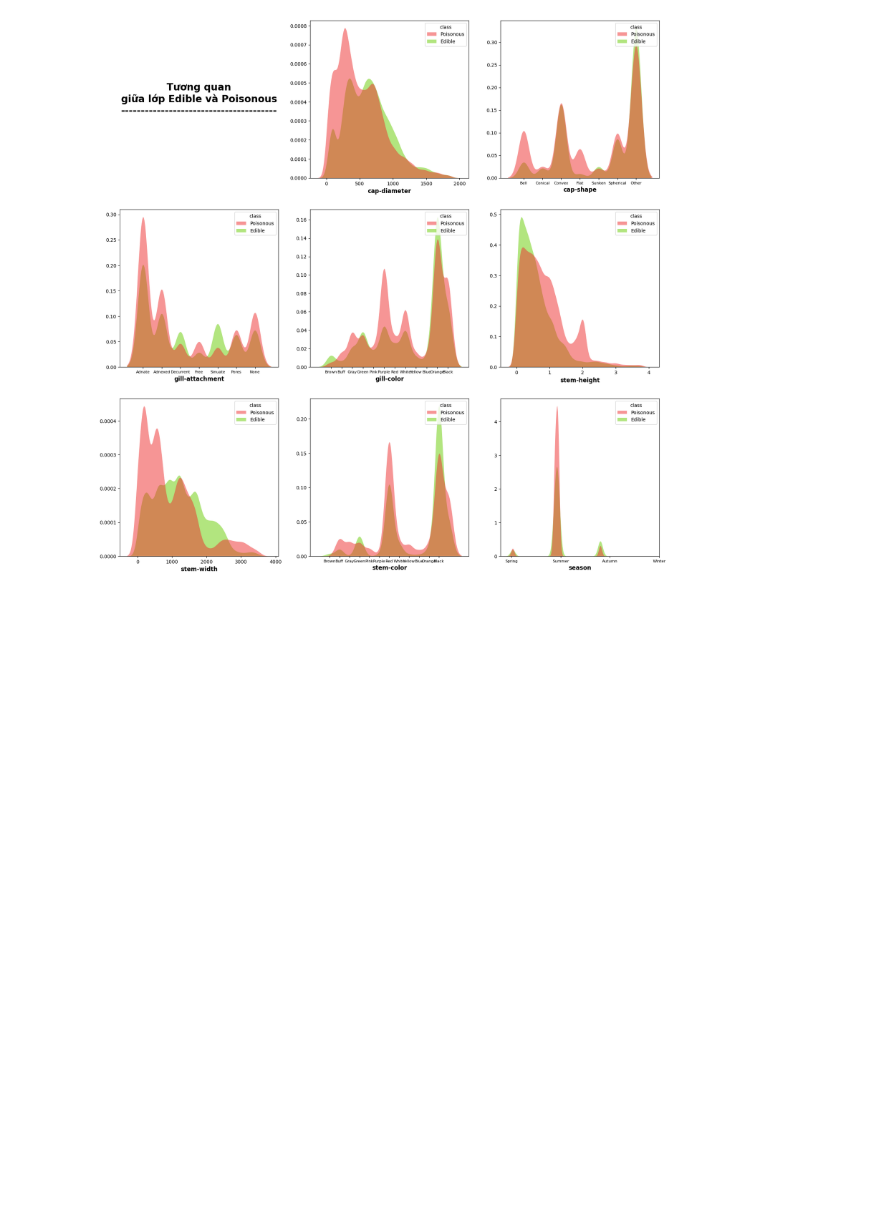
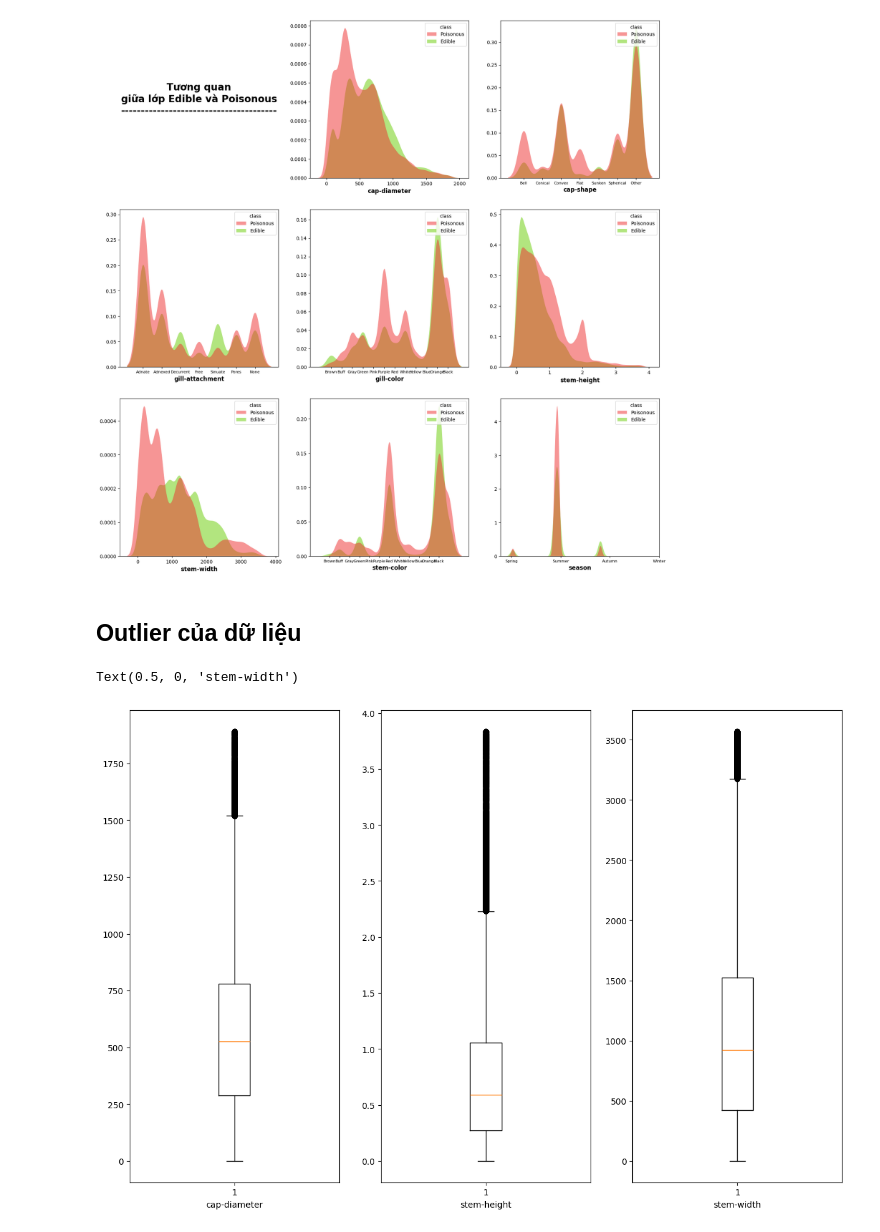
Before and after one commit to hiendamvan/mushroom_edible_classification, a Jupyter notebook: Analyze_data.ipynb, the cells around one changed output. Cells and saved outputs as stored; diff of their text form; code cells hidden in the pictures; blank space fills up the shorter version.

Commit message:
add boxplot chart

```diff
--- a/Analyze_data.ipynb
+++ b/Analyze_data.ipynb
@@ -123,3 +125,16 @@ df['class'] = df['class'].replace({'Edible':0,'Poisonous':1})
 plt.show()
 # %% [output]
 [figure]
+# %% [markdown]
+## Outlier của dữ liệu
+# %%
+fig, axes = plt.subplots(1,3 , figsize=(15, 10))
+axes[0].boxplot(data=df, x = "cap-diameter")
+axes[0].set_xlabel("cap-diameter")
+axes[1].boxplot(data=df, x = "stem-height")
+axes[1].set_xlabel("stem-height")
+axes[2].boxplot(data=df, x = "stem-width")
+axes[2].set_xlabel("stem-width")
+# %% [output]
+Text(0.5, 0, 'stem-width')
+[figure, added]
```
Also changed, not shown: parts of 1 cell of this notebook, 1 other file.
